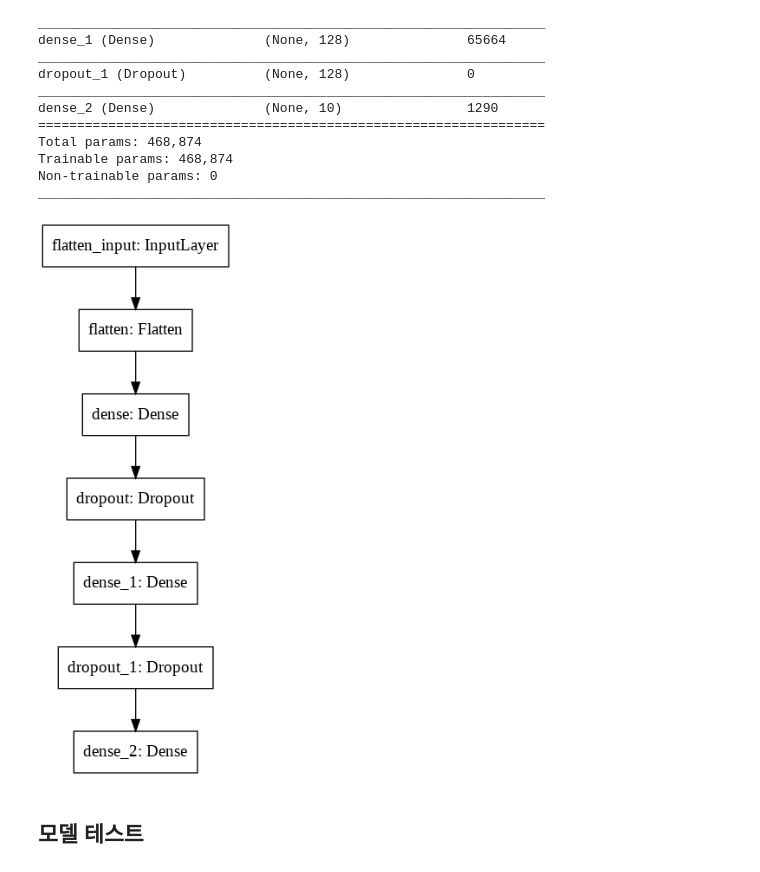
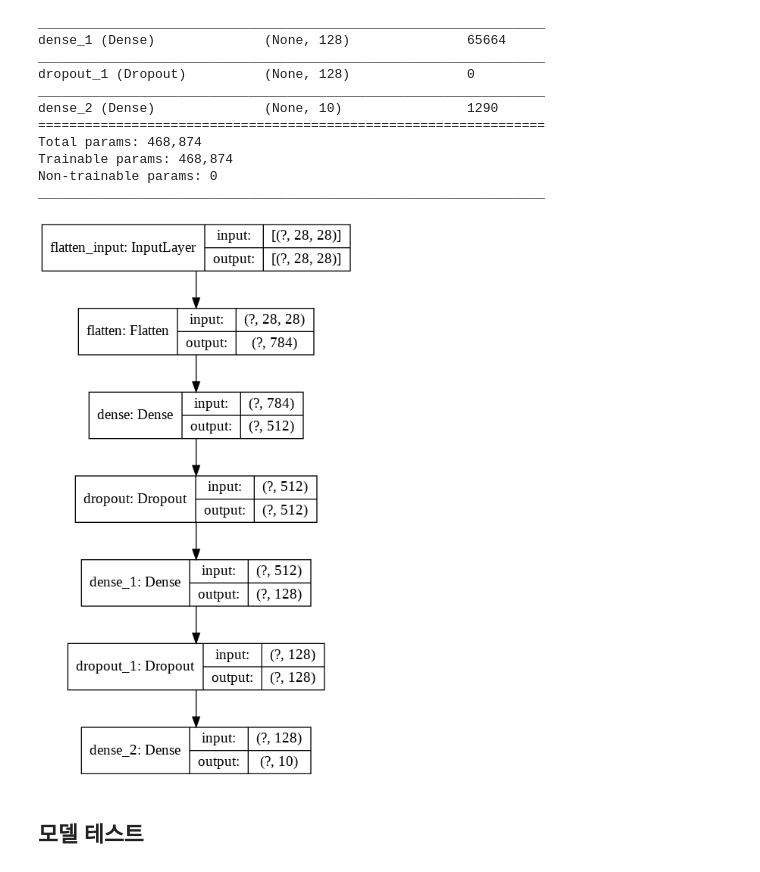
Before and after one commit to jasonlee87/AIDL-Lab, a Jupyter notebook: 02_02_mnist_mlp_tf2.ipynb, the cells around one changed output. Cells and saved outputs as stored; diff of their text form; code cells hidden in the pictures.

```diff
--- a/02_02_mnist_mlp_tf2.ipynb
+++ b/02_02_mnist_mlp_tf2.ipynb
@@ -98,10 +98,10 @@ Trainable params: 468,874
 Non-trainable params: 0
 _________________________________________________________________
 # %%
-tf.keras.utils.plot_model(model)
-#tf.keras.utils.plot_model(model, 'my_first_model_with_shape_info.png', show_shapes=True)
+#tf.keras.utils.plot_model(model)
+tf.keras.utils.plot_model(model, 'file_name.png', show_shapes=True)
 # %% [output]
-[figure, old version]
+[figure, new version]
 # %% [markdown]
 ## 모델 테스트
 # %%
```
